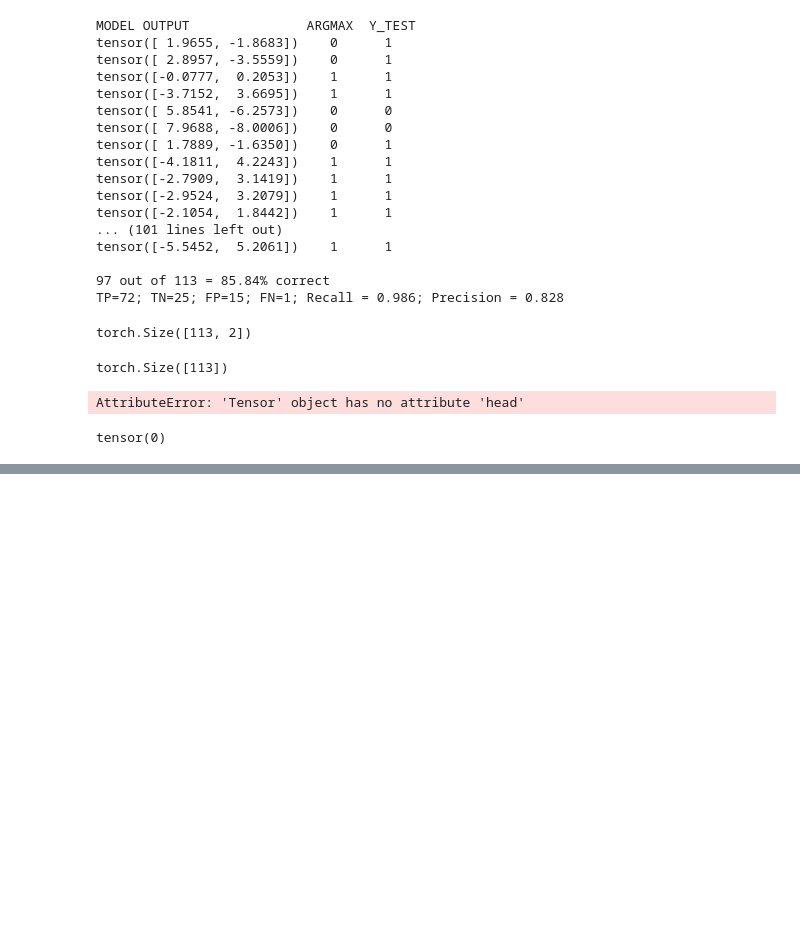
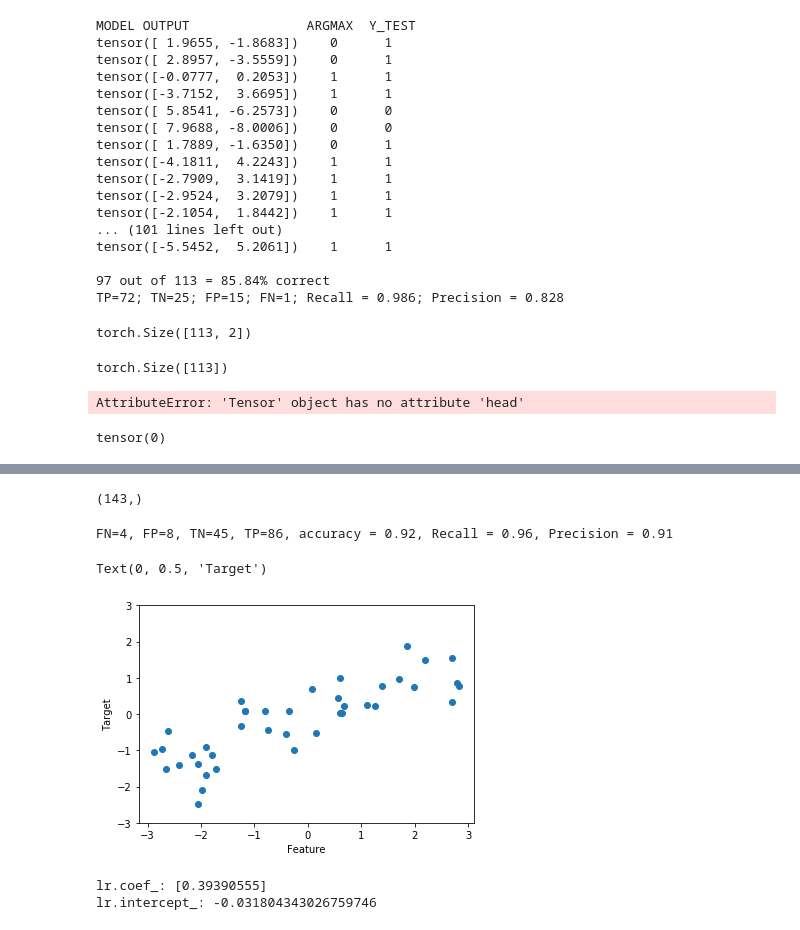
Before and after one commit to AntonQUT/introduction_to_ml_with_python, a Jupyter notebook: AV_cancer_sample_with_DL.ipynb, the cells around one changed output, grey strips where cells are left out. Cells and saved outputs as stored; diff of their text form; code cells hidden in the pictures; blank space fills up the shorter version.

```diff
--- a/AV_cancer_sample_with_DL.ipynb
+++ b/AV_cancer_sample_with_DL.ipynb
@@ -355,0 +474,43 @@ tensor(0)
+# %%
+predictions.shape
+# %% [output]
+(143,)
+# %%
+FP=0;
+TP=0
+TN=0
+FN=0
+for i in range(predictions.shape[0]):
+    if(predictions[i]==y_test[i]):
+        if y_test[i]:
+            TP+=1
+        else:
+            TN+=1
+    else:
+        if y_test[i]:
+            FN+=1
+        else:
+            FP+=1
+    #print (f'{i} pred={predictions[i]}, actual={y_test[i]}')
+print(f'FN={FN}, FP={FP}, TN={TN}, TP={TP}, accuracy = {(TP+TN)/len(predictions):0.2f}, Recall = {TP/(TP+FN):0.2f}, Precision = {TP/(TP+FP):0.2f}')
+# %% [output]
+FN=4, FP=8, TN=45, TP=86, accuracy = 0.92, Recall = 0.96, Precision = 0.91
+# %%
+X,y = mglearn.datasets.make_wave(n_samples=40)
+plt.plot(X,y,'o')
+plt.ylim(-3,3)
+plt.xlabel("Feature")
+plt.ylabel("Target")
+# %% [output]
+Text(0, 0.5, 'Target')
+[figure, added]
+# %%
+from sklearn.linear_model import LinearRegression
+X,y = mglearn.datasets.make_wave(n_samples=60)
+X_train,X_test, y_train, y_test = train_test_split(X,y,random_state=42)
+lr = LinearRegression().fit(X_train,y_train)
+print("lr.coef_:",lr.coef_)
+print("lr.intercept_:",lr.intercept_)
+# %% [output]
+lr.coef_: [0.39390555]
+lr.intercept_: -0.031804343026759746
```
Also changed, not shown: parts of 20 cells of this notebook.
